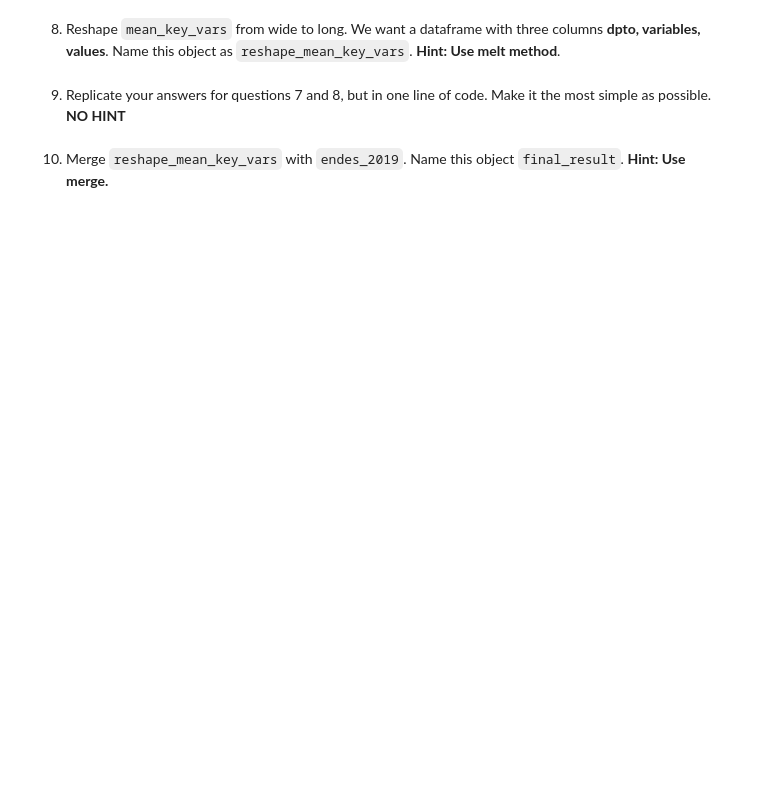
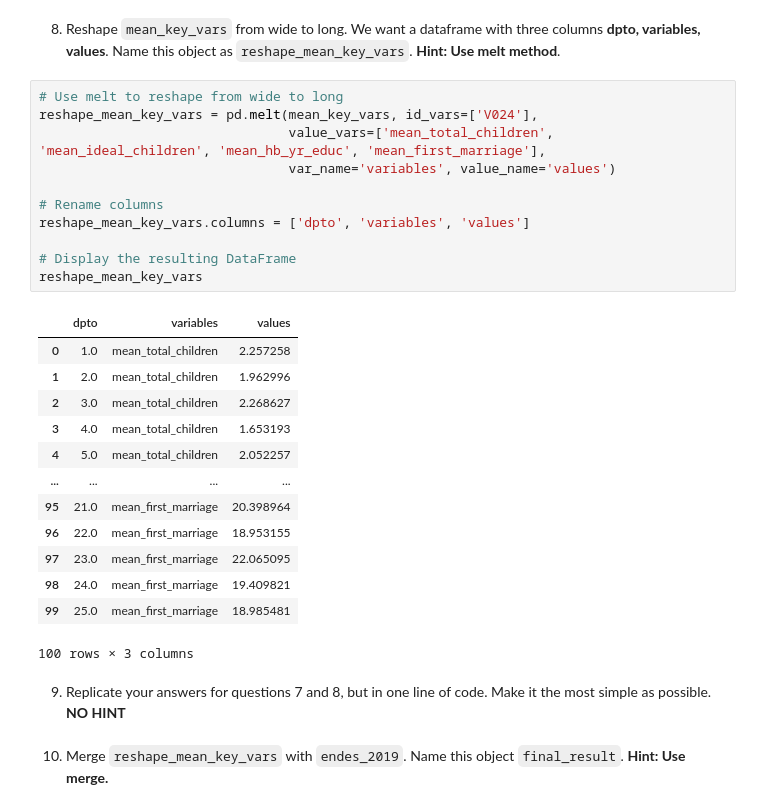
Before and after one commit to anzonyquispe/MediaLab_PUCP, a Jupyter notebook: Lecture_3/Assignment_3/Group_5_ass_3_2024.ipynb, the cells around one changed output. Cells and saved outputs as stored; diff of their text form; blank space fills up the shorter version.

```diff
--- a/Lecture_3/Assignment_3/Group_5_ass_3_2024.ipynb
+++ b/Lecture_3/Assignment_3/Group_5_ass_3_2024.ipynb
@@ -228,5 +263,30 @@ result_endes_2019
 # %% [markdown]
 8. Reshape `mean_key_vars` from wide to long. We want a dataframe with three columns **dpto, variables, values**. Name this object as `reshape_mean_key_vars`. **Hint: Use melt method**.
+# %%
+# Use melt to reshape from wide to long
+reshape_mean_key_vars = pd.melt(mean_key_vars, id_vars=['V024'],
+                                value_vars=['mean_total_children', 'mean_ideal_children', 'mean_hb_yr_educ', 'mean_first_marriage'],
+                                var_name='variables', value_name='values')
+
+# Rename columns
+reshape_mean_key_vars.columns = ['dpto', 'variables', 'values']
+
+# Display the resulting DataFrame
+reshape_mean_key_vars
+# %% [output]
+|  | dpto | variables | values |
+| 0 | 1.0 | mean_total_children | 2.257258 |
+| 1 | 2.0 | mean_total_children | 1.962996 |
+| 2 | 3.0 | mean_total_children | 2.268627 |
+| 3 | 4.0 | mean_total_children | 1.653193 |
+| 4 | 5.0 | mean_total_children | 2.052257 |
+| ... | ... | ... | ... |
+| 95 | 21.0 | mean_first_marriage | 20.398964 |
+| 96 | 22.0 | mean_first_marriage | 18.953155 |
+| 97 | 23.0 | mean_first_marriage | 22.065095 |
+| 98 | 24.0 | mean_first_marriage | 19.409821 |
+| 99 | 25.0 | mean_first_marriage | 18.985481 |
+100 rows × 3 columns
 # %% [markdown]
 9. Replicate your answers for questions 7 and 8, but in one line of code. Make it the most simple as possible. **NO HINT**
 # %% [markdown]
```
Also changed, not shown: parts of 1 cell of this notebook.
